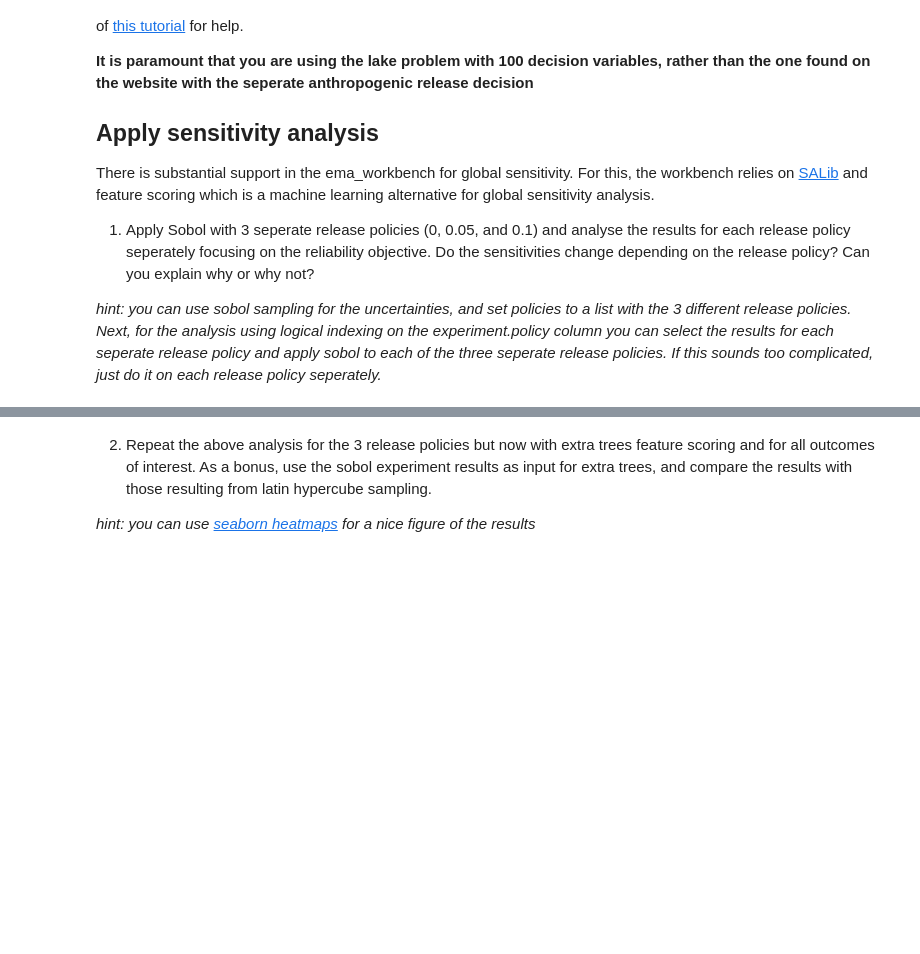
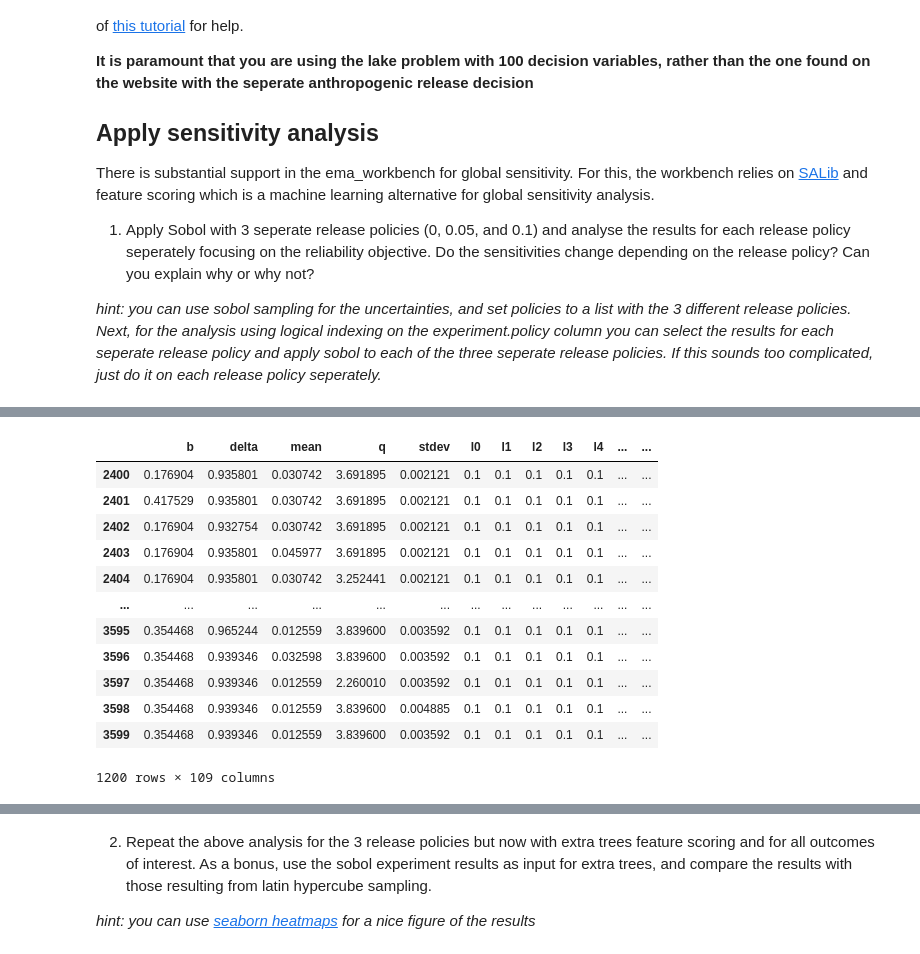
Before and after one commit to floristevito/EPA1361, a Jupyter notebook: lab_sessions/Week 3-4 - vulnerability analysis/assignment 7 - sensitivity analysis lake model.ipynb, the cells around one changed output, grey strips where cells are left out. Cells and saved outputs as stored; diff of their text form; code cells hidden in the pictures; blank space fills up the shorter version.

```diff
--- a/lab_sessions/Week 3-4 - vulnerability analysis/assignment 7 - sensitivity analysis lake model.ipynb
+++ b/lab_sessions/Week 3-4 - vulnerability analysis/assignment 7 - sensitivity analysis lake model.ipynb
@@ -44 +50,5 @@ lake_model.outcomes = [ScalarOutcome('max_P'),
+# %%
+policy = [Policy('0', **{'l'+str(i):0 for i in range(100)}),
+          Policy('0.05', **{'l'+str(i):0.05 for i in range(100)}),
+          Policy('0.1', **{'l'+str(i):0.1 for i in range(100)})]
 # %%
@@ -47,0 +78,19 @@ with MultiprocessingEvaluator(lake_model) as evaluator:
+# %%
+policy0 = experiment[experiment['policy'] == '0']
+policy005 = experiment[experiment['policy'] == '0.05']
+policy01 = experiment[experiment['policy'] == '0.1']
+policy01
+# %% [output]
+|  | b | delta | mean | q | stdev | l0 | l1 | l2 | l3 | l4 | ... | ... |
+| 2400 | 0.176904 | 0.935801 | 0.030742 | 3.691895 | 0.002121 | 0.1 | 0.1 | 0.1 | 0.1 | 0.1 | ... | ... |
+| 2401 | 0.417529 | 0.935801 | 0.030742 | 3.691895 | 0.002121 | 0.1 | 0.1 | 0.1 | 0.1 | 0.1 | ... | ... |
+| 2402 | 0.176904 | 0.932754 | 0.030742 | 3.691895 | 0.002121 | 0.1 | 0.1 | 0.1 | 0.1 | 0.1 | ... | ... |
+| 2403 | 0.176904 | 0.935801 | 0.045977 | 3.691895 | 0.002121 | 0.1 | 0.1 | 0.1 | 0.1 | 0.1 | ... | ... |
+| 2404 | 0.176904 | 0.935801 | 0.030742 | 3.252441 | 0.002121 | 0.1 | 0.1 | 0.1 | 0.1 | 0.1 | ... | ... |
+| ... | ... | ... | ... | ... | ... | ... | ... | ... | ... | ... | ... | ... |
+| 3595 | 0.354468 | 0.965244 | 0.012559 | 3.839600 | 0.003592 | 0.1 | 0.1 | 0.1 | 0.1 | 0.1 | ... | ... |
+| 3596 | 0.354468 | 0.939346 | 0.032598 | 3.839600 | 0.003592 | 0.1 | 0.1 | 0.1 | 0.1 | 0.1 | ... | ... |
+| 3597 | 0.354468 | 0.939346 | 0.012559 | 2.260010 | 0.003592 | 0.1 | 0.1 | 0.1 | 0.1 | 0.1 | ... | ... |
+| 3598 | 0.354468 | 0.939346 | 0.012559 | 3.839600 | 0.004885 | 0.1 | 0.1 | 0.1 | 0.1 | 0.1 | ... | ... |
+| 3599 | 0.354468 | 0.939346 | 0.012559 | 3.839600 | 0.003592 | 0.1 | 0.1 | 0.1 | 0.1 | 0.1 | ... | ... |
+1200 rows × 109 columns
```
Also changed, not shown: parts of 13 cells of this notebook.
